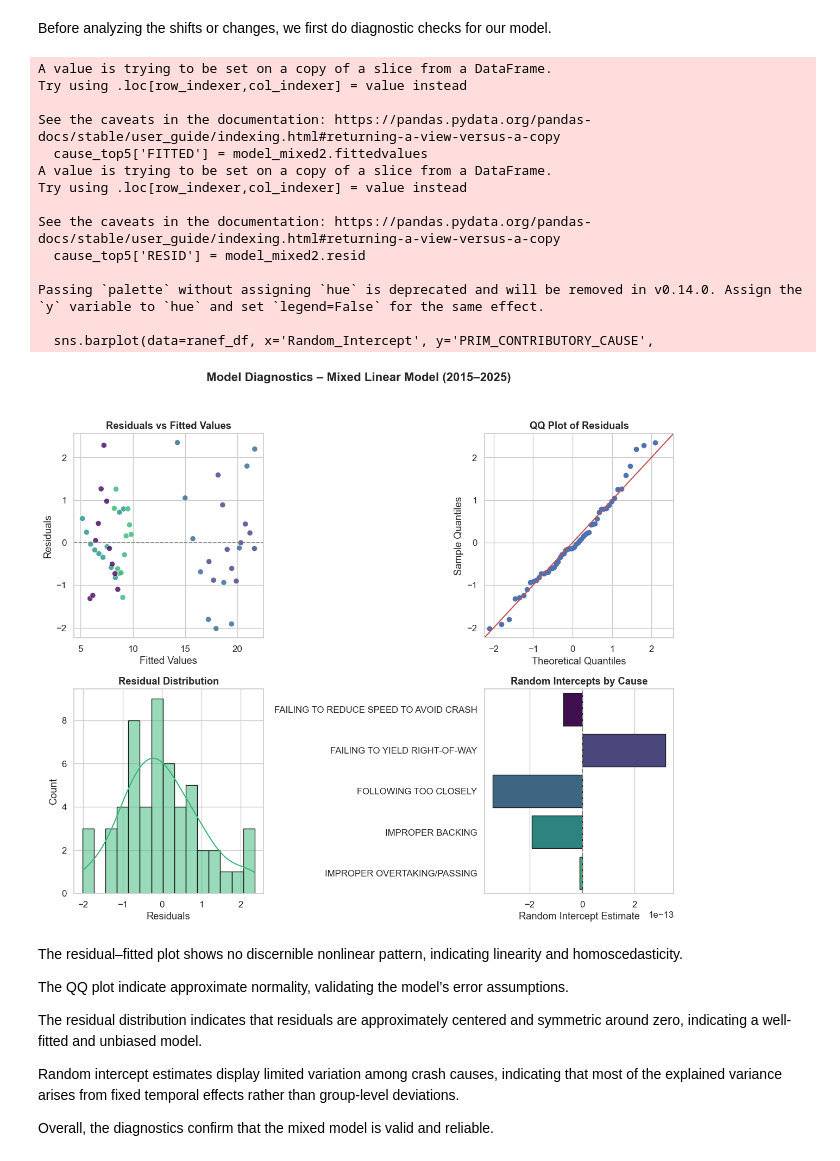
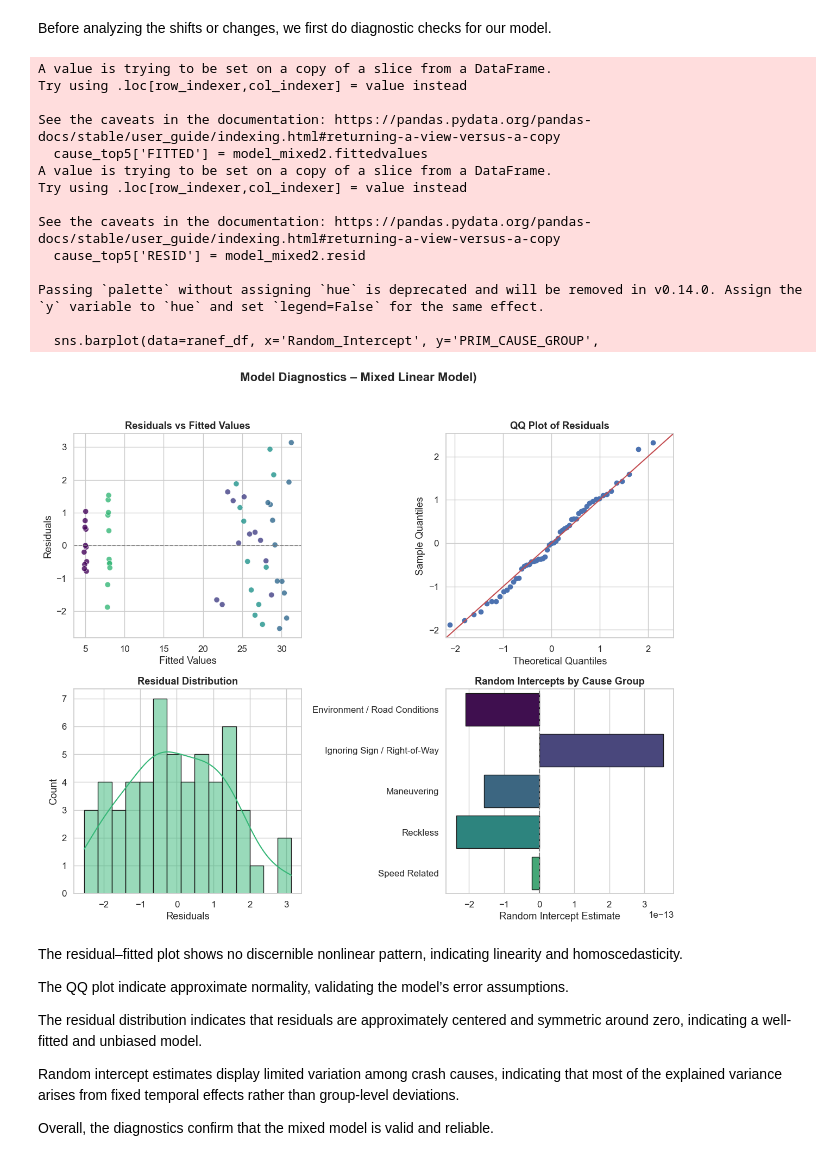
Before and after one commit to JoonseopKim/chicago_traffic_crashes, a Jupyter notebook: report4_q1_and_q3.ipynb, the cells around one changed output. Drawn from its saved outputs; the diff is of its cells as text; code cells hidden in the pictures.

```diff
--- a/report4_q1_and_q3.ipynb
+++ b/report4_q1_and_q3.ipynb
@@ -141,0 +145,15 @@ plt.show()
+# %%
+# standardize primary and secondary causes
+df["PRIM_CONTRIBUTORY_CAUSE"] = df["PRIM_CONTRIBUTORY_CAUSE"].astype(str).str.upper()
+df["SEC_CONTRIBUTORY_CAUSE"] = df["SEC_CONTRIBUTORY_CAUSE"].astype(str).str.upper()
+
+# list of unknown conditions
+unknowns = ["UNKNOWN", "UNABLE TO DETERMINE", "NOT APPLICABLE", "NAN", "", np.nan]
+
+# shift instances where primary causes is an unknown condition, but secondary cause is present
+mask = df["PRIM_CONTRIBUTORY_CAUSE"].isin(unknowns)
+df.loc[mask, "PRIM_CONTRIBUTORY_CAUSE"] = df.loc[mask, "SEC_CONTRIBUTORY_CAUSE"]
+
+df = df[
+    (~df["PRIM_CONTRIBUTORY_CAUSE"].isin(unknowns))
+].copy()
@@ -197,6 +379,6 @@ df = df[~df['PRIM_CONTRIBUTORY_CAUSE'].isin(exclude)]
 # %%
 cause_year = (
-    df.groupby(['YEAR', 'PRIM_CONTRIBUTORY_CAUSE'])
+    df.groupby(['YEAR', 'PRIM_CAUSE_GROUP'])
       .size()
       .reset_index(name='COUNT')
 )
@@ -206,11 +388,21 @@ cause_year['PERCENT'] = (
     .transform(lambda x: x / x.sum() * 100)
 )
 # %%
+causegroupall = (
+    cause_year.groupby('PRIM_CAUSE_GROUP')['PERCENT']
+    .mean()
+    .sort_values(ascending=False)
+    .index
+)
+
 top5 = (
-    cause_year.groupby('PRIM_CONTRIBUTORY_CAUSE')['PERCENT']
+    cause_year.groupby('PRIM_CAUSE_GROUP')['PERCENT']
     .mean()
     .sort_values(ascending=False)
     .head(5)
     .index
 )
-cause_top5 = cause_year[cause_year['PRIM_CONTRIBUTORY_CAUSE'].isin(top5)]
+
+
+cause_top5 = cause_year[cause_year['PRIM_CAUSE_GROUP'].isin(top5)]
+cause_all = cause_year[cause_year['PRIM_CAUSE_GROUP'].isin(causegroupall)]
@@ -240,8 +441,8 @@ plt.show()
 # %%
 model_mixed2 = smf.mixedlm(
-    "PERCENT ~ YEAR * PRIM_CONTRIBUTORY_CAUSE",
+    "PERCENT ~ YEAR * PRIM_CAUSE_GROUP",
     data=cause_top5,
-    groups=cause_top5["PRIM_CONTRIBUTORY_CAUSE"]
+    groups=cause_top5["PRIM_CAUSE_GROUP"]
 ).fit()
 # %% [markdown]
 Before analyzing the shifts or changes, we first do diagnostic checks for our model.
@@ -251,7 +452,7 @@ cause_top5['RESID'] = model_mixed2.resid
 
 ranef = model_mixed2.random_effects
 ranef_df = pd.DataFrame([(k, v[0]) for k, v in ranef.items()],
-                        columns=['PRIM_CONTRIBUTORY_CAUSE', 'Random_Intercept'])
+                        columns=['PRIM_CAUSE_GROUP', 'Random_Intercept'])
 
 # No.017
 no017 = ["#44045A","#413E85","#30688D","#1F928B","#35B777","#91D542","#F8E620"]
@@ -262,7 +463,7 @@ plt.subplots_adjust(hspace=0.35, wspace=0.25)
 
 sns.scatterplot(
     data=cause_top5, x='FITTED', y='RESID',
-    hue='PRIM_CONTRIBUTORY_CAUSE', palette=no017, s=55, alpha=0.8, ax=axes[0,0], legend=False
+    hue='PRIM_CAUSE_GROUP', palette=no017, s=55, alpha=0.8, ax=axes[0,0], legend=False
 )
 axes[0,0].axhline(0, color='gray', linestyle='--', lw=1.2)
 axes[0,0].set_title("Residuals vs Fitted Values", weight='bold')
@@ -271,38 +472,38 @@ axes[0,0].set_ylabel("Residuals")
 
 sm.qqplot(cause_top5['RESID'], line='45', fit=True, ax=axes[0,1], color="#1F928B")
 axes[0,1].set_title("QQ Plot of Residuals", weight='bold')
 
 sns.histplot(cause_top5['RESID'], kde=True, color="#35B777", bins=15, edgecolor='k', ax=axes[1,0])
 axes[1,0].set_title("Residual Distribution", weight='bold')
 axes[1,0].set_xlabel("Residuals")
 axes[1,0].set_ylabel("Count")
 
-sns.barplot(data=ranef_df, x='Random_Intercept', y='PRIM_CONTRIBUTORY_CAUSE',
+sns.barplot(data=ranef_df, x='Random_Intercept', y='PRIM_CAUSE_GROUP',
             palette=no017, edgecolor='k', ax=axes[1,1])
 axes[1,1].axvline(0, color='gray', linestyle='--')
-axes[1,1].set_title("Random Intercepts by Cause", weight='bold')
+axes[1,1].set_title("Random Intercepts by Cause Group", weight='bold')
 axes[1,1].set_xlabel("Random Intercept Estimate")
 axes[1,1].set_ylabel("")
 
-fig.suptitle("Model Diagnostics – Mixed Linear Model (2015–2025)", fontsize=16, weight='bold', y=1.03)
+fig.suptitle("Model Diagnostics – Mixed Linear Model)", fontsize=16, weight='bold', y=1.03)
 plt.tight_layout()
 plt.show()
 # %% [output]
 A value is trying to be set on a copy of a slice from a DataFrame.
 Try using .loc[row_indexer,col_indexer] = value instead
 
 See the caveats in the documentation: https://pandas.pydata.org/pandas-docs/stable/user_guide/indexing.html#returning-a-view-versus-a-copy
   cause_top5['FITTED'] = model_mixed2.fittedvalues
 A value is trying to be set on a copy of a slice from a DataFrame.
 Try using .loc[row_indexer,col_indexer] = value instead
 
 See the caveats in the documentation: https://pandas.pydata.org/pandas-docs/stable/user_guide/indexing.html#returning-a-view-versus-a-copy
   cause_top5['RESID'] = model_mixed2.resid
 
 Passing `palette` without assigning `hue` is deprecated and will be removed in v0.14.0. Assign the `y` variable to `hue` and set `legend=False` for the same effect.
 
-  sns.barplot(data=ranef_df, x='Random_Intercept', y='PRIM_CONTRIBUTORY_CAUSE',
+  sns.barplot(data=ranef_df, x='Random_Intercept', y='PRIM_CAUSE_GROUP',
-[figure, old version]
+[figure, new version]
 # %% [markdown]
 The residual–fitted plot shows no discernible nonlinear pattern, indicating linearity and homoscedasticity.
 
```
Also changed, not shown: parts of 14 cells of this notebook.
